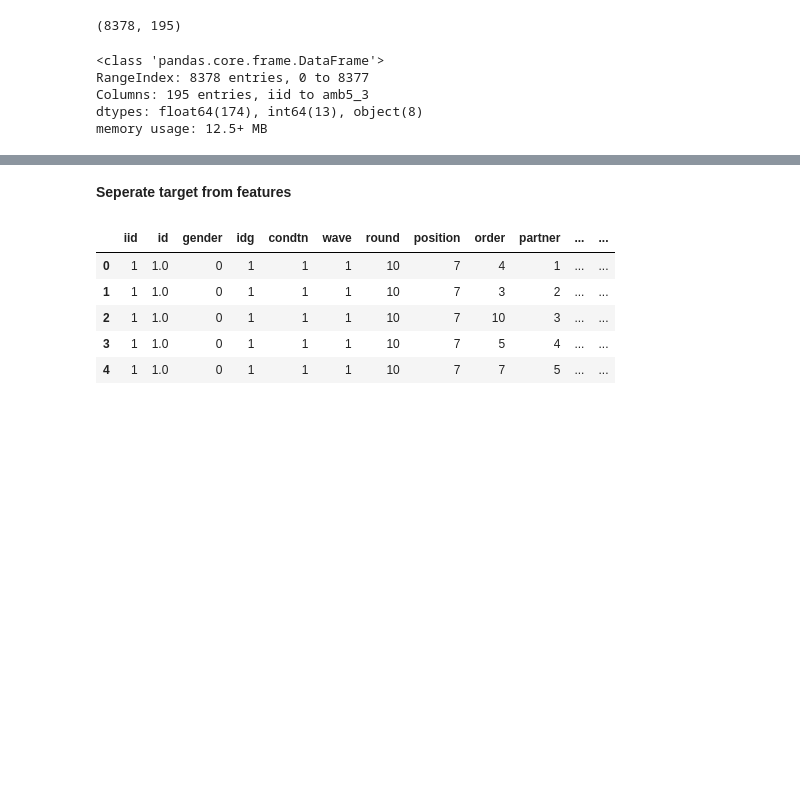
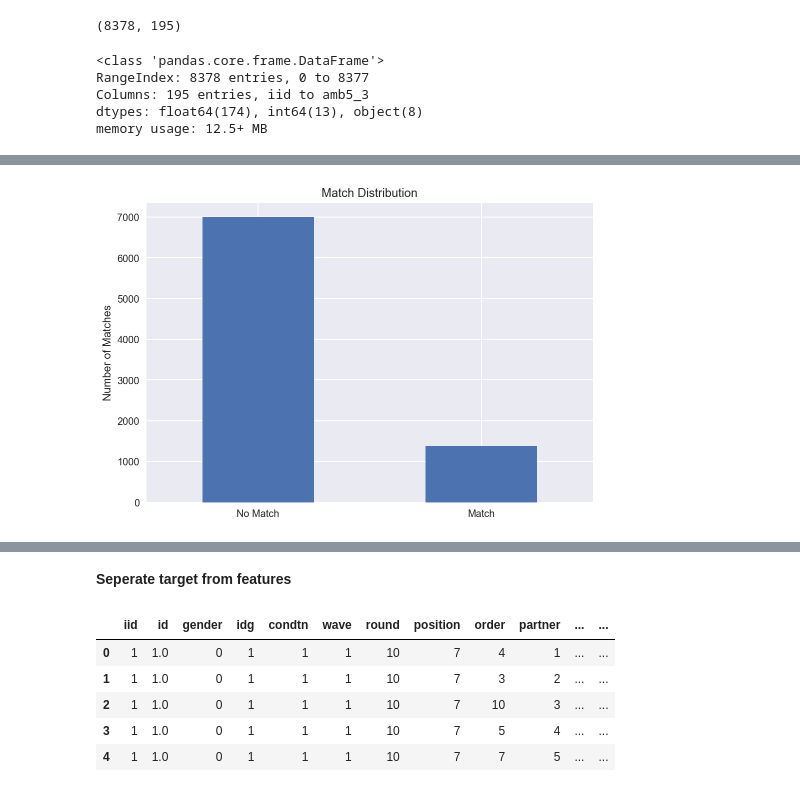
Before and after one commit to VinceKumar/Speed-Dating-Prediction, a Jupyter notebook: Speed-Dating-Prediction.ipynb, the cells around one changed output, grey strips where cells are left out. Drawn from its saved outputs; the diff is of its cells as text; code cells hidden in the pictures; blank space fills up the shorter version.

```diff
--- a/Speed-Dating-Prediction.ipynb
+++ b/Speed-Dating-Prediction.ipynb
@@ -57,0 +67,9 @@ df.describe()
+# %%
+plt.figure()
+df['match'].value_counts().plot(kind='bar')
+plt.xticks(np.arange(2),('No Match','Match'),rotation='horizontal')
+plt.ylabel('Number of Matches')
+plt.title('Match Distribution')
+plt.show()
+# %% [output]
+[figure, added]
```
Also changed, not shown: parts of 44 cells of this notebook.
